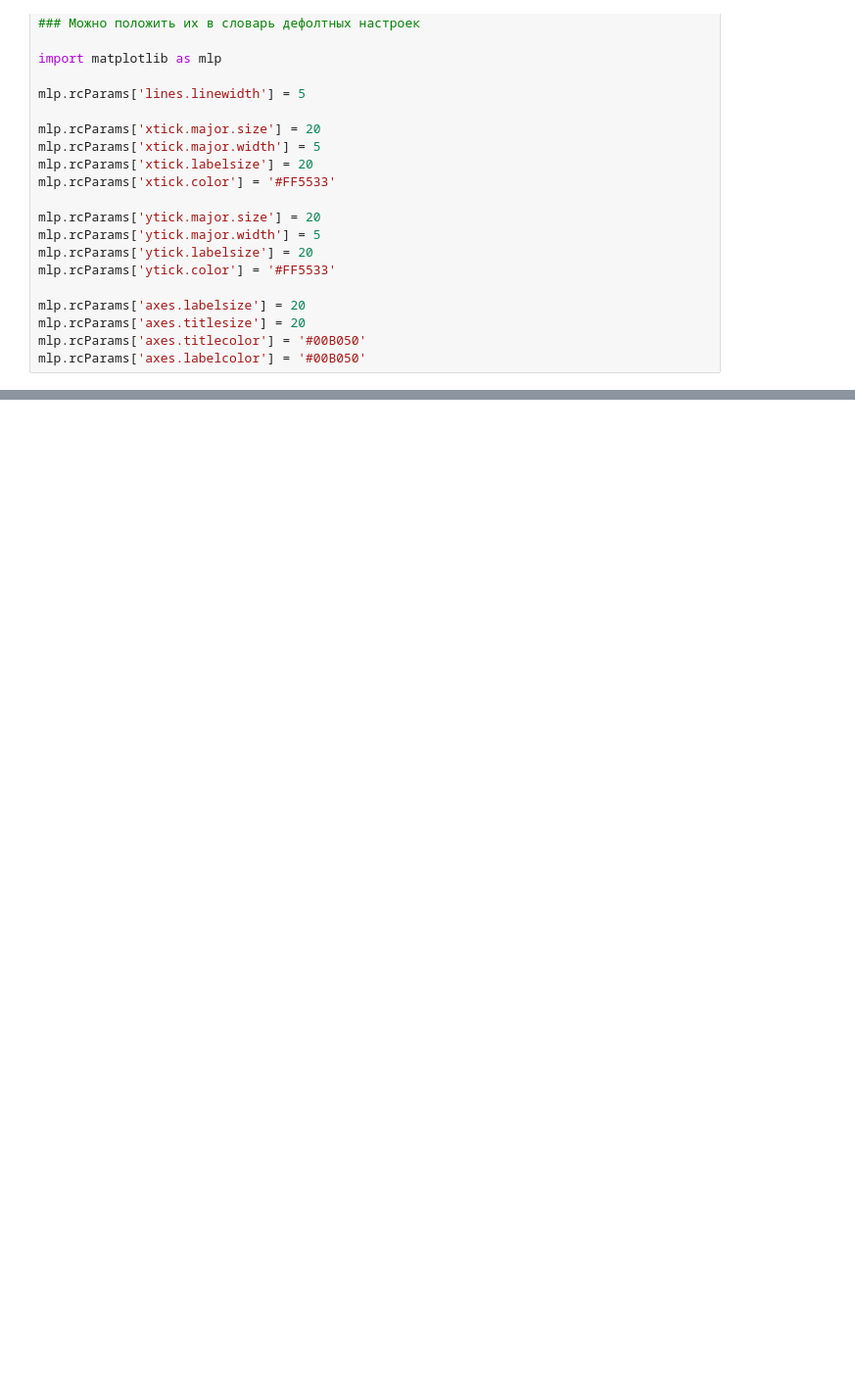
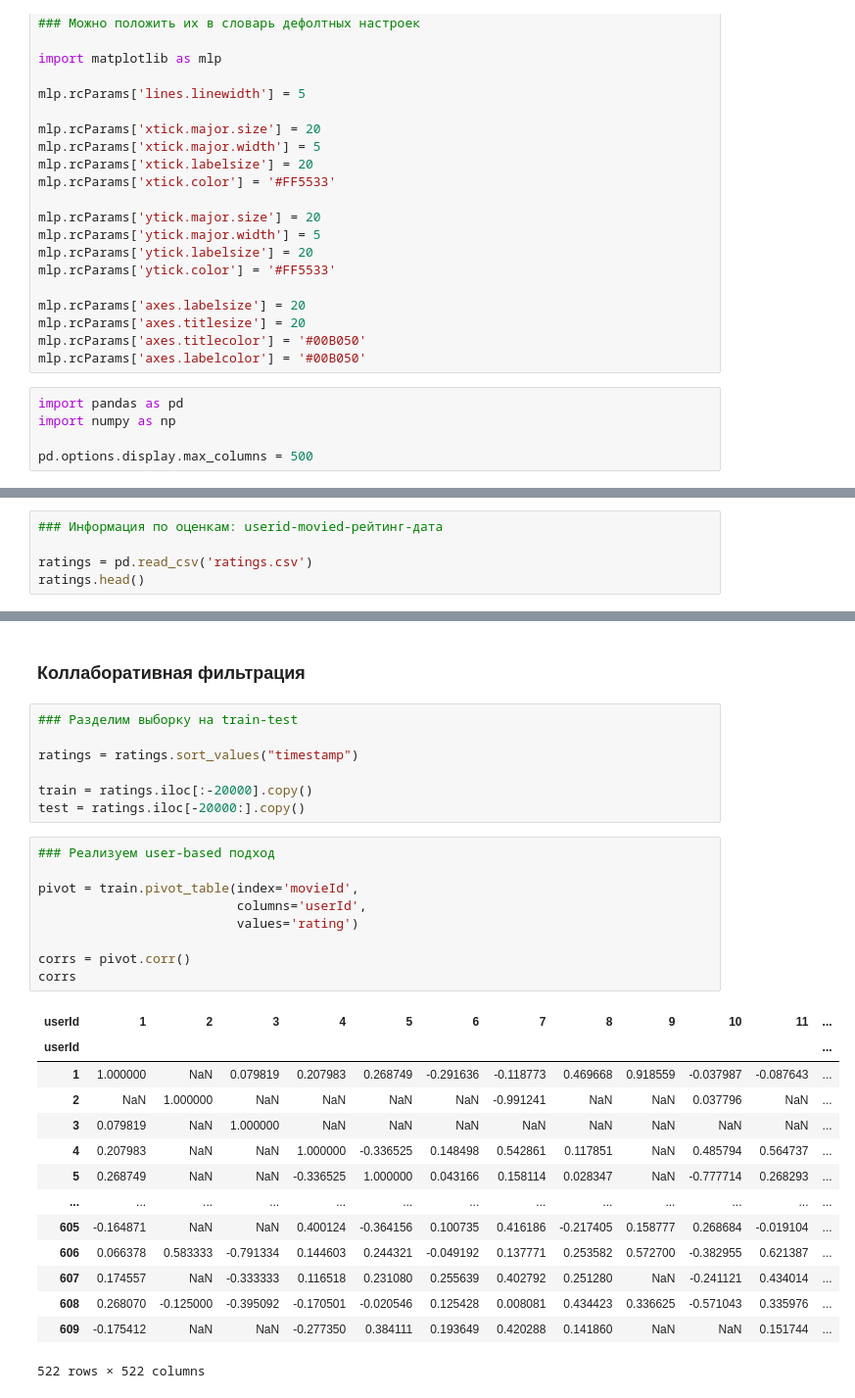
Before and after one commit to EgorSotn/Practice-ML, a Jupyter notebook: ML/practice_22.ipynb, the cells around one changed output, grey strips where cells are left out. Shown: that part at 98% size. Saved outputs shown, nothing was run; the diff lists cells and outputs as text; blank space fills up the shorter version.

```diff
--- a/ML/practice_22.ipynb
+++ b/ML/practice_22.ipynb
@@ -28,4 +26,9 @@ mlp.rcParams['axes.labelsize'] = 20
 mlp.rcParams['axes.titlesize'] = 20
 mlp.rcParams['axes.titlecolor'] = '#00B050'
 mlp.rcParams['axes.labelcolor'] = '#00B050'
+# %%
+import pandas as pd
+import numpy as np
+
+pd.options.display.max_columns = 500
 # %%
@@ -32,0 +46,5 @@ pd.read_csv('movies.csv')
+# %%
+### Информация по оценкам: userid-movied-рейтинг-дата
+
+ratings = pd.read_csv('ratings.csv')
+ratings.head()
@@ -32,0 +58,33 @@ pd.read_csv('movies.csv')
+# %% [markdown]
+### Коллаборативная фильтрация
+# %%
+### Разделим выборку на train-test
+
+ratings = ratings.sort_values("timestamp")
+
+train = ratings.iloc[:-20000].copy()
+test = ratings.iloc[-20000:].copy()
+# %%
+### Реализуем user-based подход
+
+pivot = train.pivot_table(index='movieId',
+                          columns='userId',
+                          values='rating')
+
+corrs = pivot.corr()
+corrs
+# %% [output]
+| userId | 1 | 2 | 3 | 4 | 5 | 6 | 7 | 8 | 9 | 10 | 11 | ... |
+| userId |  |  |  |  |  |  |  |  |  |  |  | ... |
+| 1 | 1.000000 | NaN | 0.079819 | 0.207983 | 0.268749 | -0.291636 | -0.118773 | 0.469668 | 0.918559 | -0.037987 | -0.087643 | ... |
+| 2 | NaN | 1.000000 | NaN | NaN | NaN | NaN | -0.991241 | NaN | NaN | 0.037796 | NaN | ... |
+| 3 | 0.079819 | NaN | 1.000000 | NaN | NaN | NaN | NaN | NaN | NaN | NaN | NaN | ... |
+| 4 | 0.207983 | NaN | NaN | 1.000000 | -0.336525 | 0.148498 | 0.542861 | 0.117851 | NaN | 0.485794 | 0.564737 | ... |
+| 5 | 0.268749 | NaN | NaN | -0.336525 | 1.000000 | 0.043166 | 0.158114 | 0.028347 | NaN | -0.777714 | 0.268293 | ... |
+| ... | ... | ... | ... | ... | ... | ... | ... | ... | ... | ... | ... | ... |
+| 605 | -0.164871 | NaN | NaN | 0.400124 | -0.364156 | 0.100735 | 0.416186 | -0.217405 | 0.158777 | 0.268684 | -0.019104 | ... |
+| 606 | 0.066378 | 0.583333 | -0.791334 | 0.144603 | 0.244321 | -0.049192 | 0.137771 | 0.253582 | 0.572700 | -0.382955 | 0.621387 | ... |
+| 607 | 0.174557 | NaN | -0.333333 | 0.116518 | 0.231080 | 0.255639 | 0.402792 | 0.251280 | NaN | -0.241121 | 0.434014 | ... |
+| 608 | 0.268070 | -0.125000 | -0.395092 | -0.170501 | -0.020546 | 0.125428 | 0.008081 | 0.434423 | 0.336625 | -0.571043 | 0.335976 | ... |
+| 609 | -0.175412 | NaN | NaN | -0.277350 | 0.384111 | 0.193649 | 0.420288 | 0.141860 | NaN | NaN | 0.151744 | ... |
+522 rows × 522 columns
```
Also changed, not shown: parts of 24 cells of this notebook, 2 other files.
